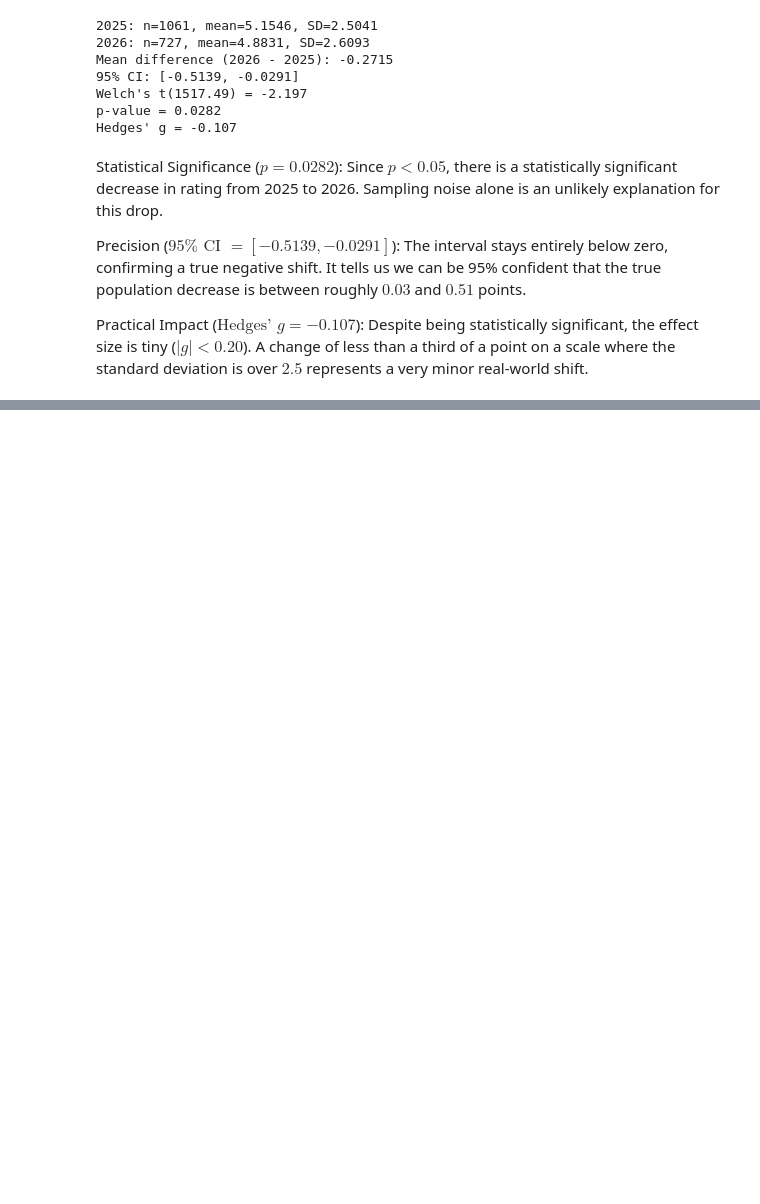
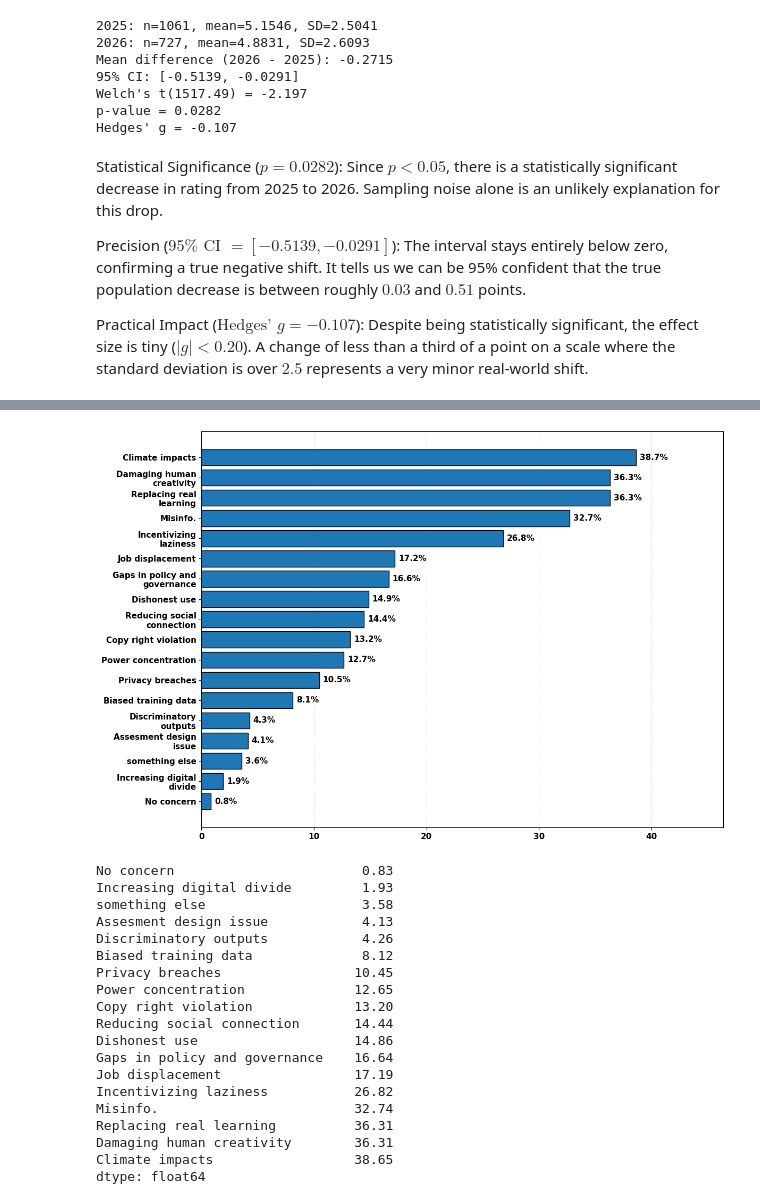
Before and after one commit to JesanOvi/GenAI-Survey-Analysis, a Jupyter notebook: note_books/Survey26.ipynb, the cells around one changed output, grey strips where cells are left out. Cells and saved outputs as stored; diff of their text form; code cells hidden in the pictures; blank space fills up the shorter version.

```diff
--- a/note_books/Survey26.ipynb
+++ b/note_books/Survey26.ipynb
@@ -801,0 +1074,8 @@ Practical Impact ($\text{Hedges' } g = -0.107$): Despite being statistically sig
+# %%
+regular_selected = (
+    concern_data_26[regular_cols]
+    .apply(pd.to_numeric, errors="coerce")
+    .eq(1)
+)
+
+counts_26 = regular_selected.sum()
@@ -801,0 +1121,24 @@ Practical Impact ($\text{Hedges' } g = -0.107$): Despite being statistically sig
+# %%
+# 4. Count respondents who answered at least one option
+# Each respondent is counted only once, even if they chose multiple options
+answered_q13 = regular_selected.any(axis=1) | selected_other
+
+print("\n=== Q13 response counts ===")
+print("Total respondents:", len(df_26))
+print("Respondents who answered:", answered_q13.sum())
+print("Respondents who did not answer:", (~answered_q13).sum())
+
+# 5. Count student responses (role == 1)
+student_mask = role_26 == 1
+
+print("\n=== Student Q13 response counts ===")
+print("Total students:", student_mask.sum())
+print("Students who answered:", (answered_q13 & student_mask).sum())
+print("Students who did not answer:", ((~answered_q13) & student_mask).sum())
+
+# 6. Count each concern among students
+student_concern_26 = regular_selected.loc[student_mask].sum()
+student_concern_26["something else"] = selected_other.loc[student_mask].sum()
+
+print("\n=== Student concern selections ===")
+print(student_concern_26.sort_values(ascending=False))
@@ -801,0 +1223,34 @@ Practical Impact ($\text{Hedges' } g = -0.107$): Despite being statistically sig
+# %%
+n_students_answered = (answered_q13 & student_mask).sum()
+
+plot_distribution(
+    counts=student_concern_26,
+    denominator=n_students_answered,
+    title="GenAI Concerns — Students (2026)",
+    figsize=(12, 8),
+    title_fontsize=16,
+    label_fontsize=13,
+    tick_fontsize=11,
+    value_fontsize=11
+)
+# %% [output]
+[figure, added]
+No concern                        0.83
+Increasing digital divide         1.93
+something else                    3.58
+Assesment design issue            4.13
+Discriminatory outputs            4.26
+Biased training data              8.12
+Privacy breaches                 10.45
+Power concentration              12.65
+Copy right violation             13.20
+Reducing social connection       14.44
+Dishonest use                    14.86
+Gaps in policy and governance    16.64
+Job displacement                 17.19
+Incentivizing laziness           26.82
+Misinfo.                         32.74
+Replacing real learning          36.31
+Damaging human creativity        36.31
+Climate impacts                  38.65
+dtype: float64
```
Also changed, not shown: parts of 59 cells of this notebook, 1 other file.
